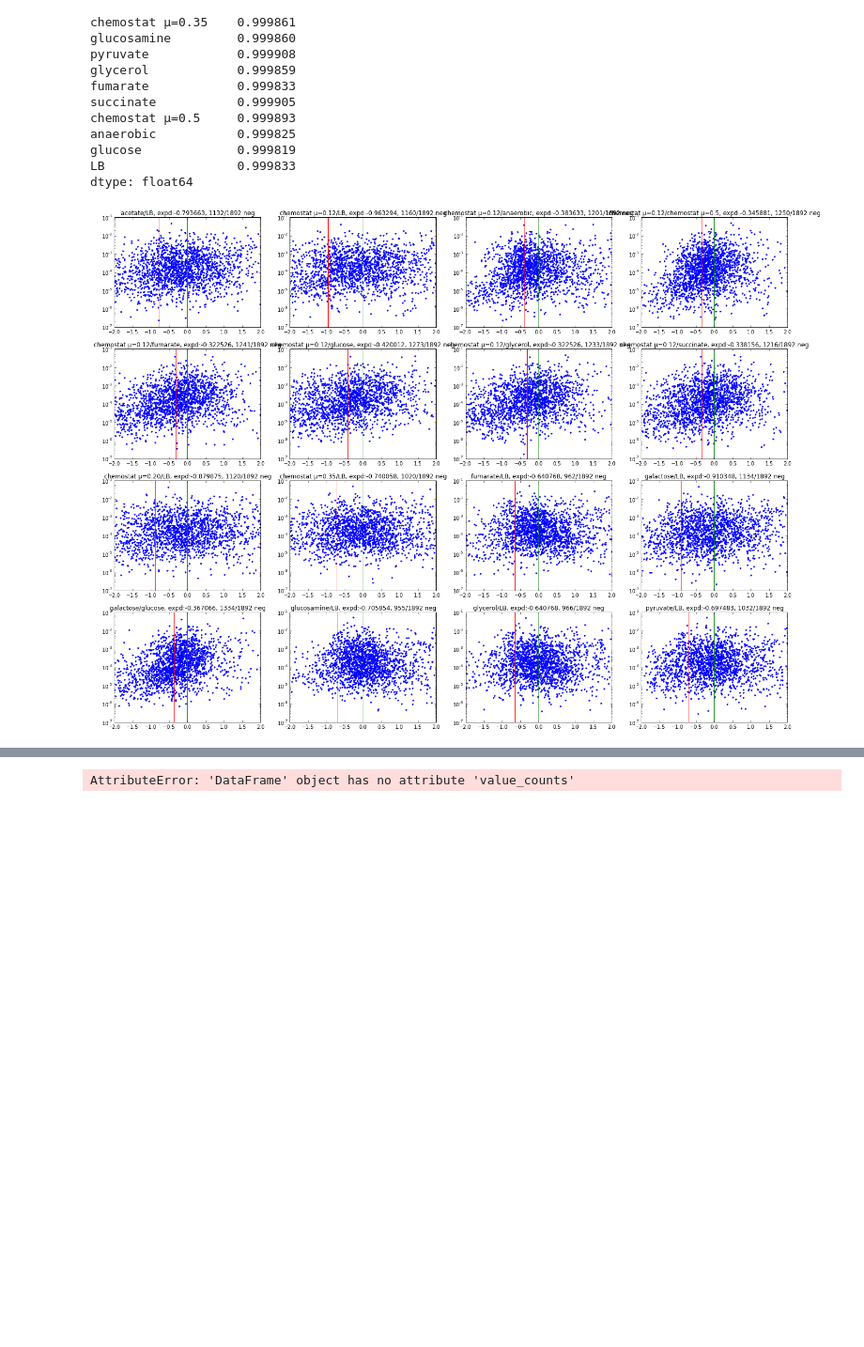
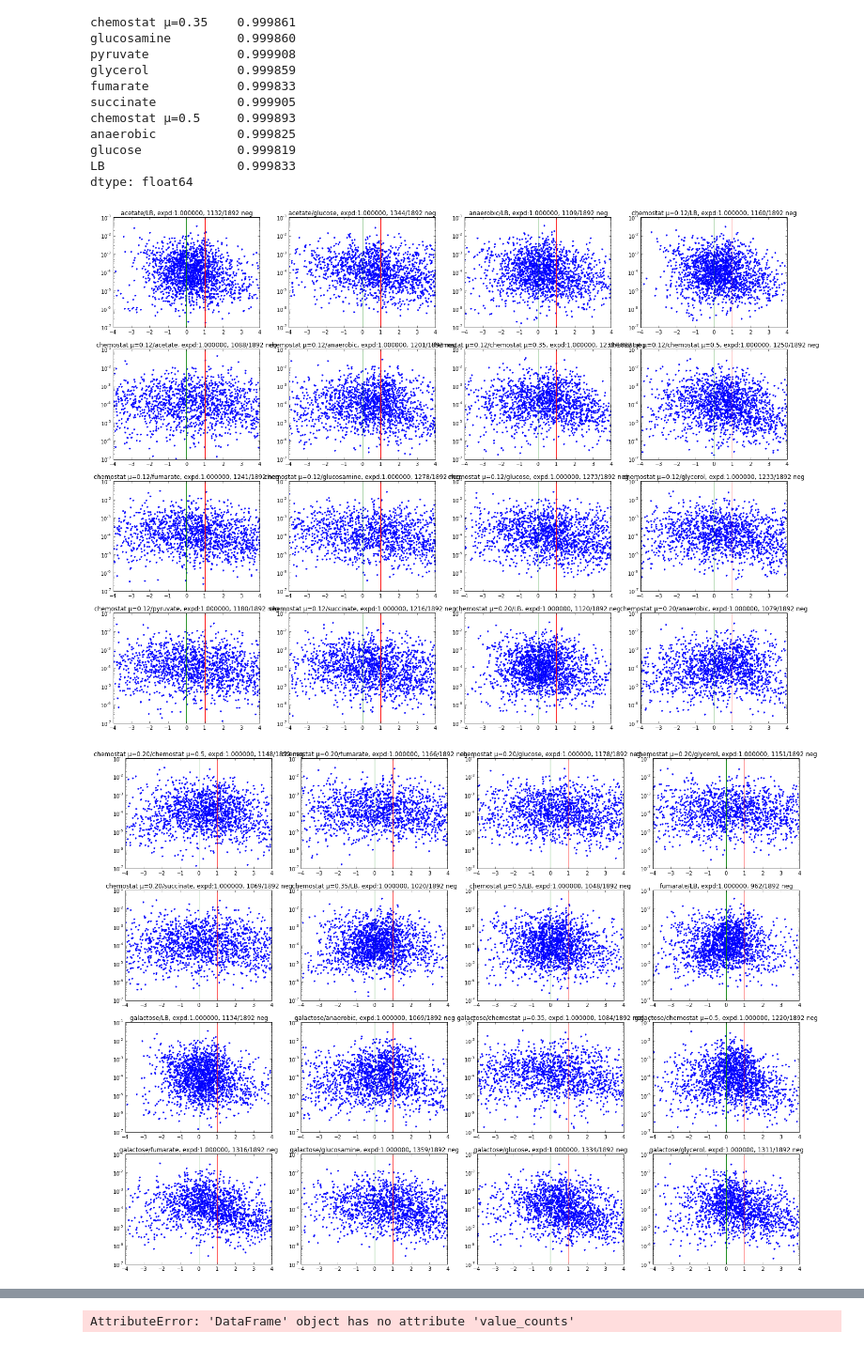
Before and after one commit to uriba/proteome-analysis, a Jupyter notebook: Untitled0.ipynb, the cells around one changed output, grey strips where cells are left out. Shown at 94% size. Saved outputs shown, nothing was run; the diff lists cells and outputs as text; code cells hidden in the pictures; blank space fills up the shorter version.

Commit message:
temporary commit on the way to plot a sum of all normalized scalings

```diff
--- a/Untitled0.ipynb
+++ b/Untitled0.ipynb
@@ -404,36 +404,38 @@ import itertools as iter
 
 high_values = pd.DataFrame(columns = ecoli_data_values.columns)
 
 for index,i in ecoli_data_values.iterrows():
     if i.min()>0.0000001:
 	high_values = high_values.append(i)
 
 coli_data_pairs = {}
 coli_data_vals = {}
 for i in iter.combinations(high_values.columns,2):
-    if (gr[i[0]]/gr[i[1]])<0.3:
-	coli_data_pairs[i]= log(high_values[i[0]] / high_values[i[1]])
-	coli_data_vals[i]=high_values[i[0]] + high_values[i[1]]/2
+    if (gr[i[0]]/gr[i[1]])<0.5:
+	est = log((alpha*gr[i[0]] + beta)/(alpha*gr[i[1]] + beta))
+	coli_data_pairs[i]= log(high_values[i[0]] / high_values[i[1]])/est
+	coli_data_vals[i]=(high_values[i[0]] + high_values[i[1]])/2
 coli_data_pairs = pd.DataFrame(coli_data_pairs)
 coli_data_vals = pd.DataFrame(coli_data_vals)
 xs = linspace(-4,4,100)
 i = 1
 for col in coli_data_pairs.columns:
     num = len(coli_data_pairs[col])
-    est = log((alpha*gr[col[0]] + beta)/(alpha*gr[col[1]] + beta))
+    est = 1 #log((alpha*gr[col[0]] + beta)/(alpha*gr[col[1]] + beta))
     subplot(4,4,i)
     plot(coli_data_pairs[col],coli_data_vals[col],'.')
     axvline(est,color='r')
     axvline(0,color='g')
-    xlim(-2,2)
+    xlim(-4,4)
     yscale('log')
     val_counts = sign(coli_data_pairs[col]).value_counts()
     title("%s/%s, expd:%f, %d/%d neg" % (col[0],col[1],est, val_counts[0],num))
     i = i+1
     if i == 17:
 	savefig('%svs%shist.png' % (col[0],col[1]))
 	figure()
 	i = 1
 savefig('last.png')
 # %% [output]
-[figure, old version]
+[figure, new version]
+[figure, added]
```
Also changed, not shown: parts of 1 cell of this notebook.
